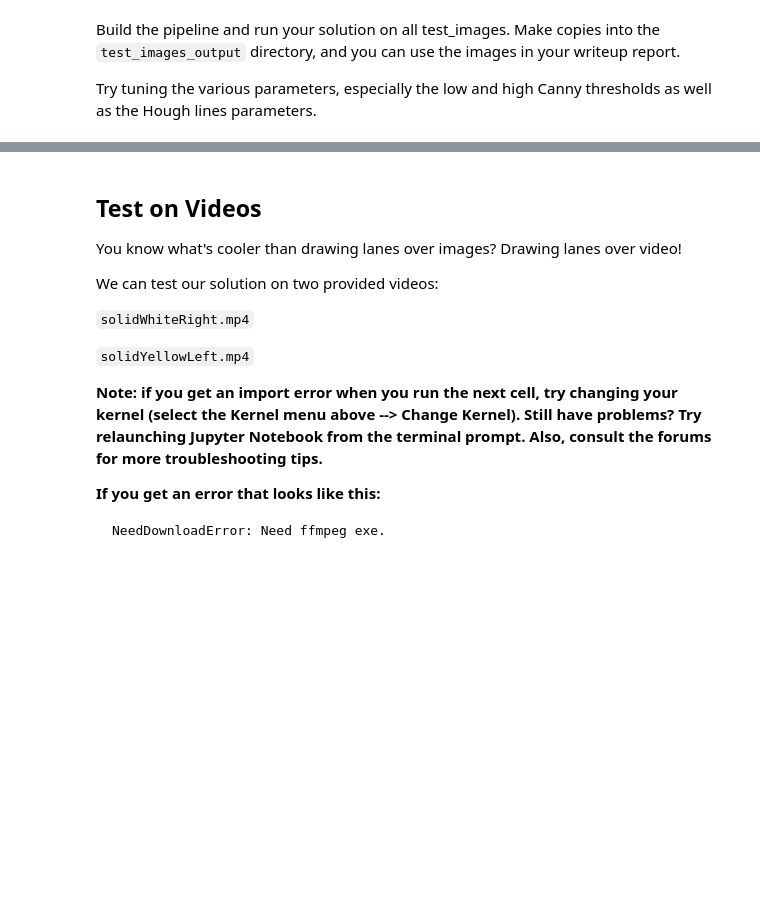
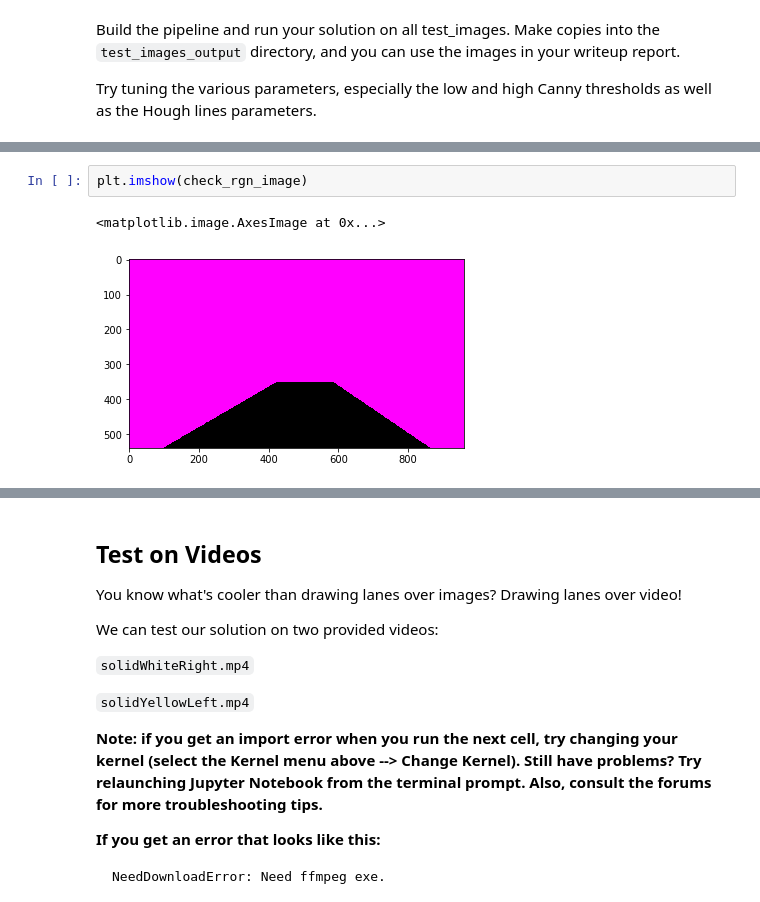
Before and after one commit to KSHIBA-HHQ/udacity-prj01, a Jupyter notebook: CarND-LaneLines-P1-master/P1.ipynb, the cells around one changed output, grey strips where cells are left out. Cells and saved outputs as stored; diff of their text form; blank space fills up the shorter version.

```diff
--- a/CarND-LaneLines-P1-master/P1.ipynb
+++ b/CarND-LaneLines-P1-master/P1.ipynb
@@ -353,3 +359,8 @@ plt.imshow(check_image00)
+# %%
+plt.imshow(check_rgn_image)
+# %% [output]
+<matplotlib.image.AxesImage at 0x...>
+[figure, added]
 # %%
 plt.imshow(check_image01)
 # %% [output]
```
Also changed, not shown: parts of 15 cells of this notebook, 1 other file.
